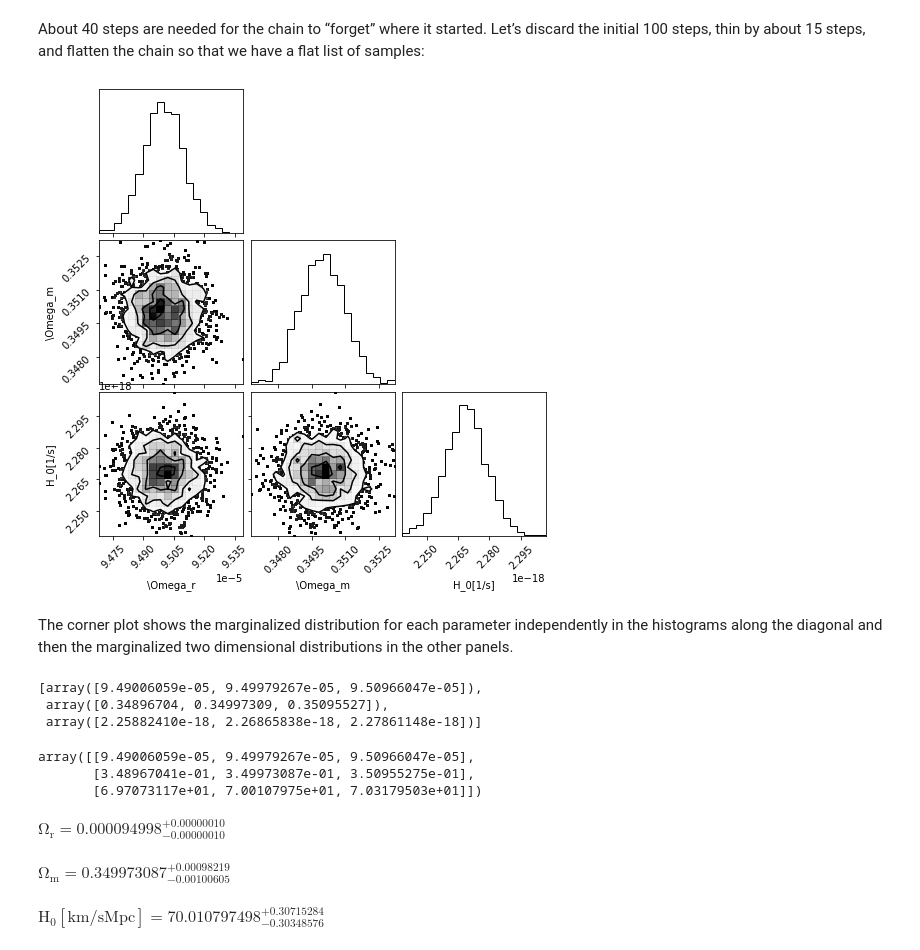
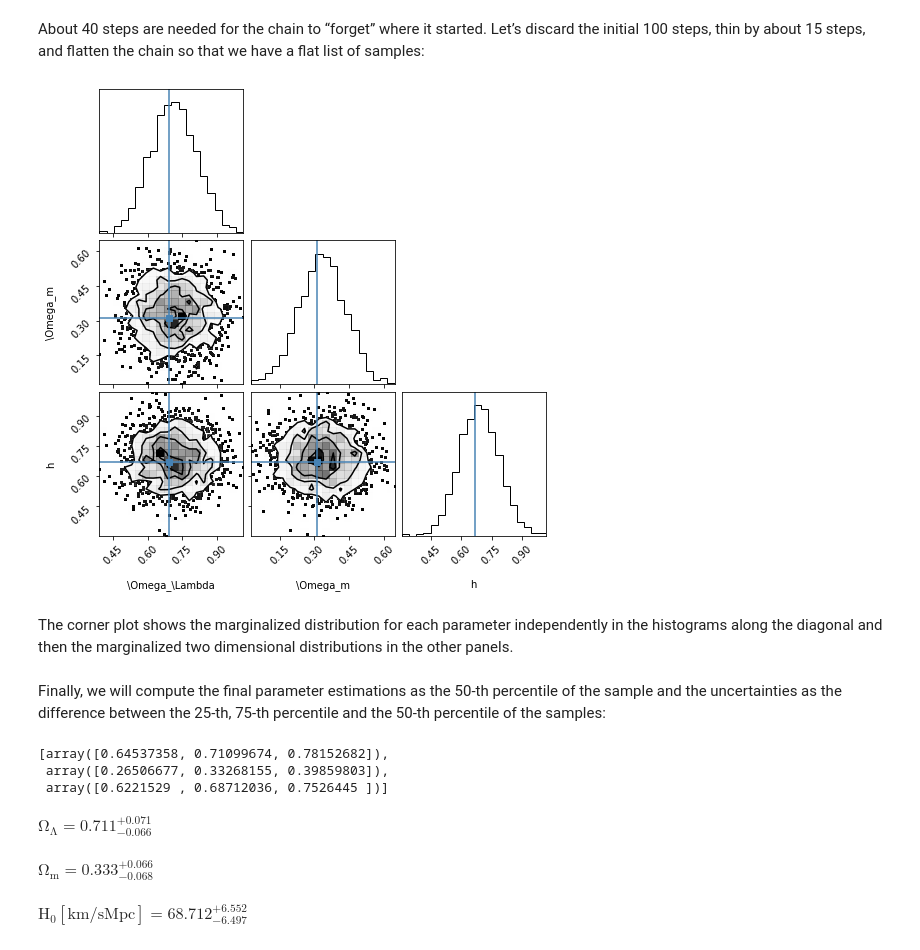
Before and after one commit to dimasjackson/Supernovae-Analysis-with-MCMC, a Jupyter notebook: final_supernovae-analysis-with-mcmc.ipynb, the cells around one changed output. Drawn from its saved outputs; the diff is of its cells as text; code cells hidden in the pictures.

Commit message:
Kaggle Notebook | Supernovae Analysis with MCMC | Version 10

```diff
--- a/final_supernovae-analysis-with-mcmc.ipynb
+++ b/final_supernovae-analysis-with-mcmc.ipynb
@@ -355,15 +373,15 @@ from scipy.optimize import minimize # Minimization of scalar function
 mu_data = np.array(df['MU_SH0ES']) # Load the experimental data for distance modulus
 cov = cov_matrix
 
-nll = lambda *args: -log_likelihood(*args) # Define the negative likelihood function
+neg_like = lambda *args: -log_likelihood(*args) # Define the negative likelihood function: minimze negative log likelihood = maximize log likelihood
 
 # Optimize the negative likelihood
-soln = minimize(nll, initial, args=(mu_data, cov), method='Nelder-Mead', bounds=bd)
-Omega_r_ml, Omega_m_ml, H0_ml = soln.x # Store the parameters that optimizes the likelihood
+soln = minimize(neg_like, initial, args=(mu_data, cov), method='Nelder-Mead', bounds=bd)
+Omega_Lambda_ml, Omega_m_ml, h_ml = soln.x # Store the parameters that optimizes the likelihood
 
 print("Optimized likelihood estimates:")
-print("Omega_r = {:e}".format(Omega_r_ml))
-print("Omega_m = {:e}".format(Omega_m_ml))
-print("H0 = {:e}".format(H0_ml*(3.086*10**19))) # Print H0 in km/sMpc
+print("Omega_Lambda = {:.2f}".format(Omega_Lambda_ml))
+print("Omega_m = {:.2f}".format(Omega_m_ml))
+print("H0[Km/sMpc] = {:.2f}".format(h_ml*100)) # Print H0 in km/sMpc
 # %% [output]
 Optimized likelihood estimates:
@@ -402,8 +423,8 @@ where $\theta$ is the cosmological parameters vector, $\vec{x}$ the input data a
 # Defining the prior probability function
 
 def log_prior(theta):
-    Omega_m, Omega_r, H0 = theta # Initial parameters guess
-    if 8.5*10**(-5) < Omega_r < 9.5*10**(-5) and 0.25 < Omega_m < 0.35 and 60/(3*10**19) < H0 < 75/(3*10**19):
+    Omega_Lambda, Omega_m, h = theta # Initial parameters guess
+    if 0.67 < Omega_Lambda < 0.71 and 0.29 < Omega_m < 0.33 and 0.65 < h < 0.69 and Omega_m+Omega_Lambda==1:
         return 0.0
     return -np.inf
 # %%
@@ -419,6 +440,6 @@ We’ll start by initializing the walkers in a tiny Gaussian ball around the max
 # %%
-# Deargpartitionfine the initial position
-pos = soln.x + [1e-7, 1e-3, 1e-20]*np.random.randn(2000, 3)
+# Define the initial position
+pos = soln.x + 10**(-1)*np.random.randn(2000, 3)
 nwalkers, ndim = pos.shape
 pos
 # %% [output]
@@ -445,45 +466,44 @@ About 40 steps are needed for the chain to “forget” where it started. Let’
 # thin – Take only every thin steps from the chain. (default: 1)
 # discard – Discard the first discard steps in the chain as burn-in. (default: 0)
 flat_samples = sampler.get_chain(discard=100, thin=15, flat=True)
-labels = ["\Omega_r", "\Omega_m", "H_0[1/s]"]
+labels = ["\Omega_\Lambda", "\Omega_m", "h"]
 # %%
 import corner
 
 fig = corner.corner(
-    flat_samples, labels=labels, truths=[Omega_m_guess, Omega_r_guess, H0_guess]
+    flat_samples, labels=labels, truths=[Omega_Lambda_guess, Omega_m_guess, h_guess]
 );
 # %% [output]
-[figure, old version]
+[figure, new version]
 # %% [markdown]
 The corner plot shows the marginalized distribution for each parameter independently in the histograms along the diagonal and then the marginalized two dimensional distributions in the other panels.
+# %% [markdown]
+Finally, we will compute the final parameter estimations as the 50-th percentile of the sample and the uncertainties as the difference between the 25-th,  75-th percentile and the 50-th percentile of the samples:
 # %%
 #Given a vector V of length N, the q-th percentile of V is the value q/100 of the way from the minimum to the maximum in a sorted copy of V
 aux = []
 for i in range(ndim):
-    aux.append(np.percentile(flat_samples[:, i], [16, 50, 84])) # Compute the 16-th, 50-th and 84-th percentile of the data along the specified axis.
+    aux.append(np.percentile(flat_samples[:, i], [25, 50, 75])) # Compute the 25-th, 50-th and 75-th percentile of the data along the specified axis.
 aux
 # %% [output]
-[array([9.49006059e-05, 9.49979267e-05, 9.50966047e-05]),
- array([0.34896704, 0.34997309, 0.35095527]),
- array([2.25882410e-18, 2.26865838e-18, 2.27861148e-18])]
+[array([0.64537358, 0.71099674, 0.78152682]),
+ array([0.26506677, 0.33268155, 0.39859803]),
+ array([0.6221529 , 0.68712036, 0.7526445 ])]
 # %%
-mcmc = np.array([aux[0], aux[1], aux[2]*(3.086*10**19)])
-mcmc
+# Store the percentiles in a array
+mcmc = np.array([aux[0], aux[1], aux[2]*100])
-# %% [output]
-array([[9.49006059e-05, 9.49979267e-05, 9.50966047e-05],
-       [3.48967041e-01, 3.49973087e-01, 3.50955275e-01],
-       [6.97073117e+01, 7.00107975e+01, 7.03179503e+01]])
 # %%
 from IPython.display import display, Math
 
 for i in range(ndim):
     q = np.diff(mcmc[i]) # Calculate the n-th discrete difference along the given axis: a[i+1] - a[i]
-    labels2 = ["\Omega_r", "\Omega_m", "H_0[km/sMpc]"]
-    txt = "\mathrm{{{3}}} = {0:.9f}_{{-{1:.8f}}}^{{+{2:.8f}}}"
+    labels2 = ["\Omega_\Lambda", "\Omega_m", "H_0[{\r km/sMpc}]"]
+    txt = "\mathrm{{{3}}} = {0:.3f}_{{-{1:.3f}}}^{{+{2:.3f}}}"
     txt = txt.format(mcmc[i][1], q[0], q[1], labels2[i])
     display(Math(txt))
 # %% [output]
-$\displaystyle \mathrm{\Omega_r} = 0.000094998_{-0.00000010}^{+0.00000010}$
+$\displaystyle \mathrm{\Omega_\Lambda} = 0.711_{-0.066}^{+0.071}$
-$\displaystyle \mathrm{\Omega_m} = 0.349973087_{-0.00100605}^{+0.00098219}$
+$\displaystyle \mathrm{\Omega_m} = 0.333_{-0.068}^{+0.066}$
-$\displaystyle \mathrm{H_0[km/sMpc]} = 70.010797498_{-0.30348576}^{+0.30715284}$
+$\displaystyle \mathrm{H_0[{
+ km/sMpc}]} = 68.712_{-6.497}^{+6.552}$
 # %% [markdown]
```
Also changed, not shown: parts of 43 cells of this notebook.
